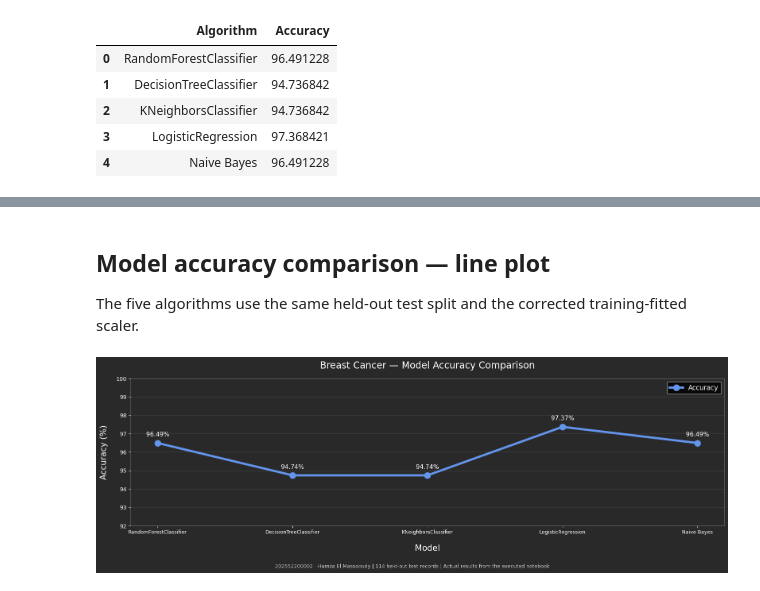
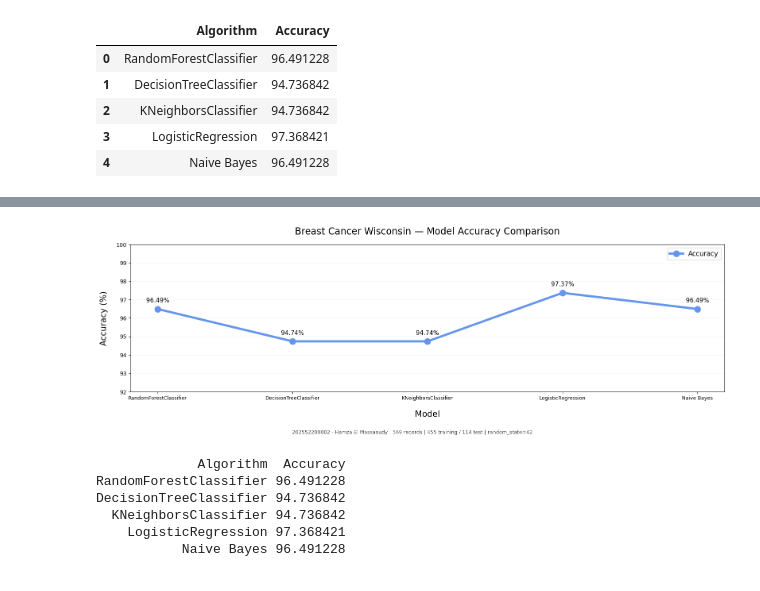
Before and after one commit to Addisub/CESS-Lung202651180003, a Jupyter notebook: CESS ML Project/202552200002/202552200002-Breast-Cancer-Fully-Executed.ipynb, the cells around one changed output, grey strips where cells are left out. Drawn from its saved outputs; the diff is of its cells as text; code cells hidden in the pictures.

```diff
--- a/CESS ML Project/202552200002/202552200002-Breast-Cancer-Fully-Executed.ipynb
+++ b/CESS ML Project/202552200002/202552200002-Breast-Cancer-Fully-Executed.ipynb
@@ -354,25 +369,3 @@ score
 | 2 | KNeighborsClassifier | 94.736842 |
 | 3 | LogisticRegression | 97.368421 |
 | 4 | Naive Bayes | 96.491228 |
-# %%
-ranked_score = score.sort_values('Accuracy', ascending=False).reset_index(drop=True)
-labels = {'RandomForestClassifier': 'Random Forest', 'DecisionTreeClassifier': 'Decision Tree',
-          'KNeighborsClassifier': 'KNN', 'LogisticRegression': 'Logistic Regression',
-          'Naive Bayes': 'Naive Bayes'}
-fig, ax = plt.subplots(figsize=(12, 6.5))
-bars = ax.bar(ranked_score['Algorithm'].map(labels), ranked_score['Accuracy'], color='#3279a2', width=0.62)
-ax.bar_label(bars, labels=[f'{value:.2f}%' for value in ranked_score['Accuracy']], padding=5, fontsize=11)
-ax.set_ylim(0, 105)
-ax.set_ylabel('Test accuracy (%)')
-ax.set_xlabel('Model')
-ax.set_title('Breast Cancer Wisconsin — Best Models Analysis', pad=18, fontsize=16)
-ax.spines[['top', 'right']].set_visible(False)
-ax.set_axisbelow(True)
-ax.grid(axis='y', alpha=0.2)
-fig.text(0.5, 0.035,
-         f'202552200002 · Hamza El Massaoudy | {len(df)} records | {len(y_train)} training / {len(y_test)} test | random_state=42',
-         ha='center', fontsize=10)
-fig.tight_layout(rect=(0, 0.075, 1, 1))
-plt.show()
-print(ranked_score.to_string(index=False))
-print('All five models evaluated on the same held-out test split.')
@@ -388,31 +372,30 @@ All five models evaluated on the same held-out test split.
-# %% [markdown]
-## Model accuracy comparison — line plot
-
-The five algorithms use the same held-out test split and the corrected training-fitted scaler.
 # %%
-# Requested model accuracy comparison line plot.
-with plt.style.context('dark_background'):
+# Accuracy comparison for all five models on the same held-out split.
+with plt.style.context('default'):
     fig, ax = plt.subplots(figsize=(16, 5.5))
-    fig.set_facecolor('#292929')
-    ax.set_facecolor('#292929')
     ax.plot(score.Algorithm, score.Accuracy, label='Accuracy', lw=4,
             color='CornflowerBlue', marker='o', markersize=11)
     for position, value in enumerate(score.Accuracy):
         ax.annotate(f'{value:.2f}%', (position, value), xytext=(0, 12),
                     textcoords='offset points', ha='center', fontsize=11)
     ax.legend(fontsize=12, loc='upper right')
     ax.set_xlabel('Model', fontsize=15, labelpad=17)
     ax.set_ylabel('Accuracy (%)', fontsize=15, labelpad=15)
-    ax.set_title('Breast Cancer — Model Accuracy Comparison', fontsize=17, pad=18)
+    ax.set_title('Breast Cancer Wisconsin — Model Accuracy Comparison', fontsize=17, pad=18)
     ax.set_ylim(92, 100)
     ax.tick_params(axis='x', labelsize=9)
-    ax.grid(axis='y', alpha=0.12)
-    for spine in ax.spines.values():
-        spine.set_color('#777777')
+    ax.grid(axis='y', alpha=0.15)
     fig.text(0.5, 0.025,
-             f'202552200002 · Hamza El Massaoudy | {len(y_test)} held-out test records | Actual results from the executed notebook',
-             ha='center', fontsize=9, color='#cccccc')
+             f'202552200002 · Hamza El Massaoudy | {len(df)} records | {len(y_train)} training / {len(y_test)} test | random_state=42',
+             ha='center', fontsize=9, color='#444444')
     fig.tight_layout(rect=(0, 0.07, 1, 1))
     plt.show()
+print(score.to_string(index=False))
 # %% [output]
-[figure, old version]
+[figure, new version]
+             Algorithm  Accuracy
+RandomForestClassifier 96.491228
+DecisionTreeClassifier 94.736842
+  KNeighborsClassifier 94.736842
+    LogisticRegression 97.368421
+           Naive Bayes 96.491228
```
Also changed, not shown: parts of 8 cells of this notebook, 5 other files.
